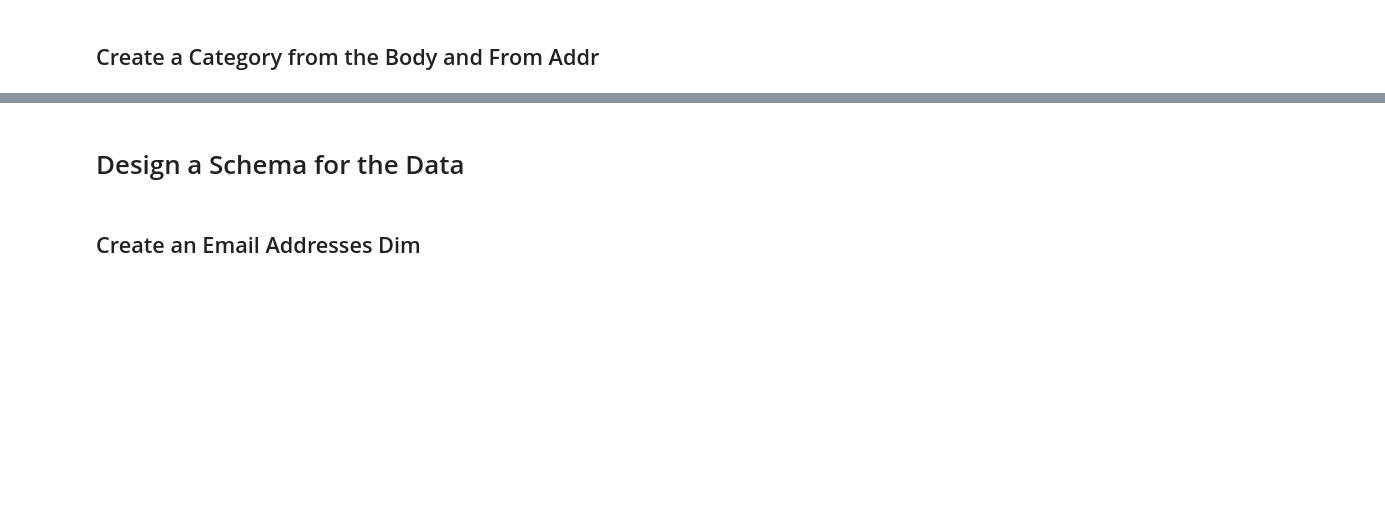
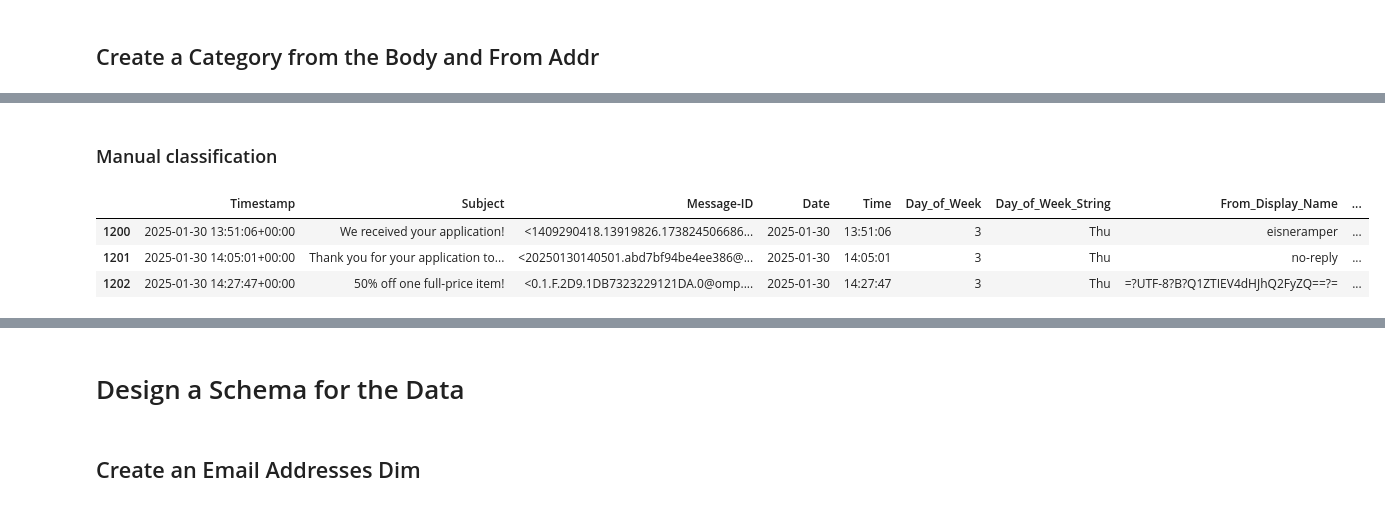
Before and after one commit to mcancell/Py-ETL-Notebook, a Jupyter notebook: Datasets/Emails/Transform/CleanTransform.ipynb, the cells around one changed output, grey strips where cells are left out. Saved outputs shown, nothing was run; the diff lists cells and outputs as text; code cells hidden in the pictures; blank space fills up the shorter version.

```diff
--- a/Datasets/Emails/Transform/CleanTransform.ipynb
+++ b/Datasets/Emails/Transform/CleanTransform.ipynb
@@ -328,0 +245,79 @@ display(df_emails_imap.tail(3))
+# %% [markdown]
+### Manual classification
+# %%
+# Define a function to categorize the body text
+def categorize_body_text(body_text):
+    body_text_lower = body_text.lower()
+    keywords = {
+        'Job Rejection': ['rejection', 'not selected', 'unfortunately', 'keep your resume on file', 'regret'],
+        'Job Application': ['application', 'received', 'apply', 'your interest', 'employment'],
+        'Invoice': ['invoice'],
+        'Promotion': ['promotion'],
+        'Newsletter': ['newsletter'],
+        'Reminder': ['reminder'],
+        'Meeting': ['meeting', 'schedule'],
+        'Password Reset': ['password', 'reset'],
+        'Shipping': ['shipping', 'delivery'],
+        'Receipt': ['receipt', 'purchase'],
+        'Subscription': ['welcome to']
+    }
+    for category, words in keywords.items():
+        if any(word in body_text_lower for word in words):
+            return category
+    return 'Other'
+
+# Apply the function to the 'Body_Text' column
+df_emails_imap['Category'] = df_emails_imap['Body_Text'].apply(categorize_body_text)
+
+# Function to categorize by From_Addr
+def categorize_from_addr(from_addr):
+    keywords = {
+        'Bank': ['wellsfargo', 'chase', 'bankofamerica', 'citibank', 'usbank', 'pnc', 'tdbank', 'capitalone',
+                 'bbt', 'suntrust', 'ally', 'hsbc', 'santander', 'citizensbank', 'fifththirdbank', 'keybank',
+                 'huntington', 'bmo', 'm&t', 'regions', 'synchrony', 'americanexpress', 'bank of princeton'],
+        'Job Application': ['greenhouse', 'lever', 'dayforce', 'trimble', 'workday', 'career', 'job', 'talent',
+                            'linkedin', 'indeed', 'glassdoor', 'monster', 'ziprecruiter', 'simplyhired', 'angel.co',
+                            'hired', 'jobvite', 'smartrecruiters', 'icims', 'bamboohr', 'jazzhr', 'recruitee',
+                            'jobscore', 'recruiterbox', 'clearcompany', 'breezyhr', 'jobadder', 'workable',
+                            'recruitcrm', 'hiretual', 'hireez', 'hirebridge', 'hireology', 'hirevue', 'jobsoid',
+                            'recruiterflow', 'talentreef', 'teamtailor', 'workpop', 'zoho', 'recruiter',
+                            'recruitment', 'recruiting', 'careers'],
+        'Shipping': ['usps', 'ups', 'fedex', 'dhl', 'ontrac', 'lasership', 'amazon'],
+        'Insurance': ['njmmail', 'bcbs', 'aetna', 'cigna', 'humana', 'unitedhealthcare', 'anthem', 'metlife',
+                      'prudential', 'allstate', 'statefarm', 'geico', 'libertymutual', 'progressive', 'nationwide',
+                      'farmers', 'travelers', 'ameriprise', 'mutualofomaha', 'guardianlife','njm'],
+        'Entertainment': ['imdb'],
+        'Music': ['bandsintown'],
+        'Newsletter': ['quora'],
+        'Finance': ['synchronyfinancial'],
+        'Tech': ['google', 'aws', 'azure', 'gcp', 'cloud'],
+        'Food': ['chick-fil-a']
+    }
+    for category, words in keywords.items():
+        if any(word in from_addr.lower() for word in words):
+            return category
+    return 'Other'
+
+# Apply the function to the 'From_Addr' column if 'From_Addr_Category' column does not exist
+if 'From_Addr_Category' not in df_emails_imap.columns:
+    df_emails_imap['From_Addr_Category'] = df_emails_imap['From_Addr'].apply(categorize_from_addr)
+
+# Combine the categories from Body_Text and From_Addr
+def combine_categories(row):
+    return row['Category'] if row['Category'] != 'Other' else row['From_Addr_Category']
+
+# Apply the function to combine categories only if 'Email_Category' column does not exist
+if 'Email_Category' not in df_emails_imap.columns:
+    df_emails_imap['Email_Category'] = df_emails_imap.apply(combine_categories, axis=1)
+
+# Drop the intermediate 'From_Addr_Category' column if it exists
+if 'From_Addr_Category' in df_emails_imap.columns:
+    df_emails_imap.drop(columns=['From_Addr_Category'], inplace=True)
+
+# Display the last 3 rows of the updated DataFrame
+display(df_emails_imap.tail(3))
+# %% [output]
+|  | Timestamp | Subject | Message-ID | Date | Time | Day_of_Week | Day_of_Week_String | From_Display_Name | ... |
+| 1200 | 2025-01-30 13:51:06+00:00 | We received your application! | <1409290418.13919826.173824506686... | 2025-01-30 | 13:51:06 | 3 | Thu | eisneramper | ... |
+| 1201 | 2025-01-30 14:05:01+00:00 | Thank you for your application to... | <20250130140501.abd7bf94be4ee386@... | 2025-01-30 | 14:05:01 | 3 | Thu | no-reply | ... |
+| 1202 | 2025-01-30 14:27:47+00:00 | 50% off one full-price item! | <0.1.F.2D9.1DB7323229121DA.0@omp.... | 2025-01-30 | 14:27:47 | 3 | Thu | =?UTF-8?B?Q1ZTIEV4dHJhQ2FyZQ==?= | ... |
```
Also changed, not shown: parts of 16 cells of this notebook, 2 other files.
